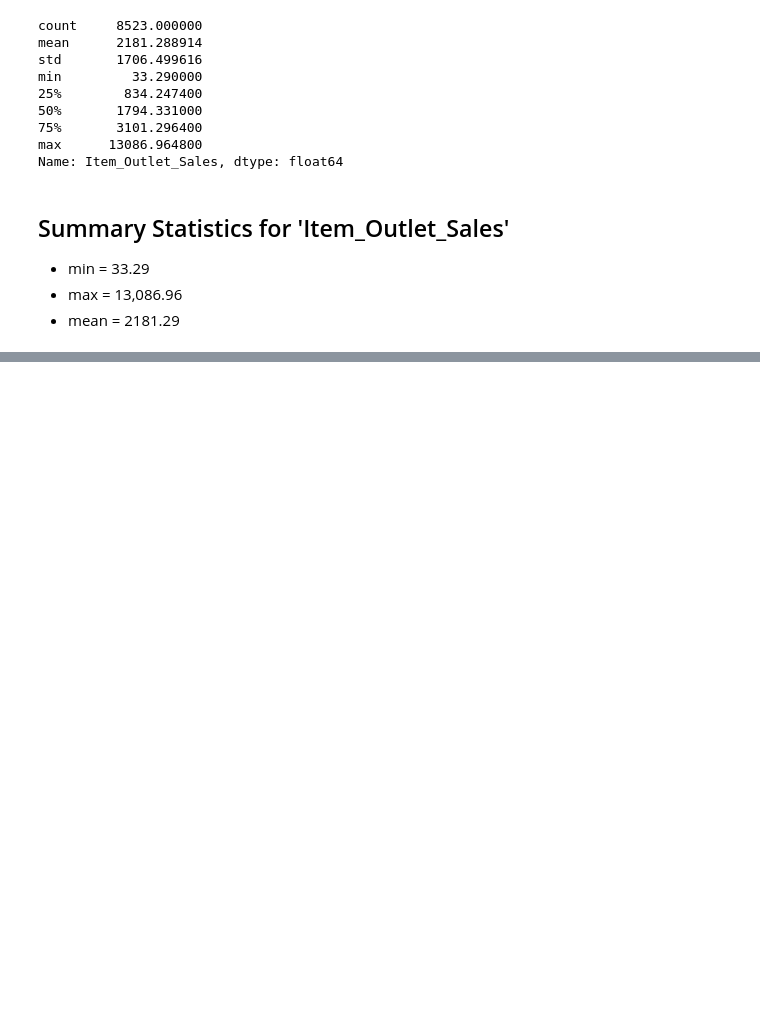
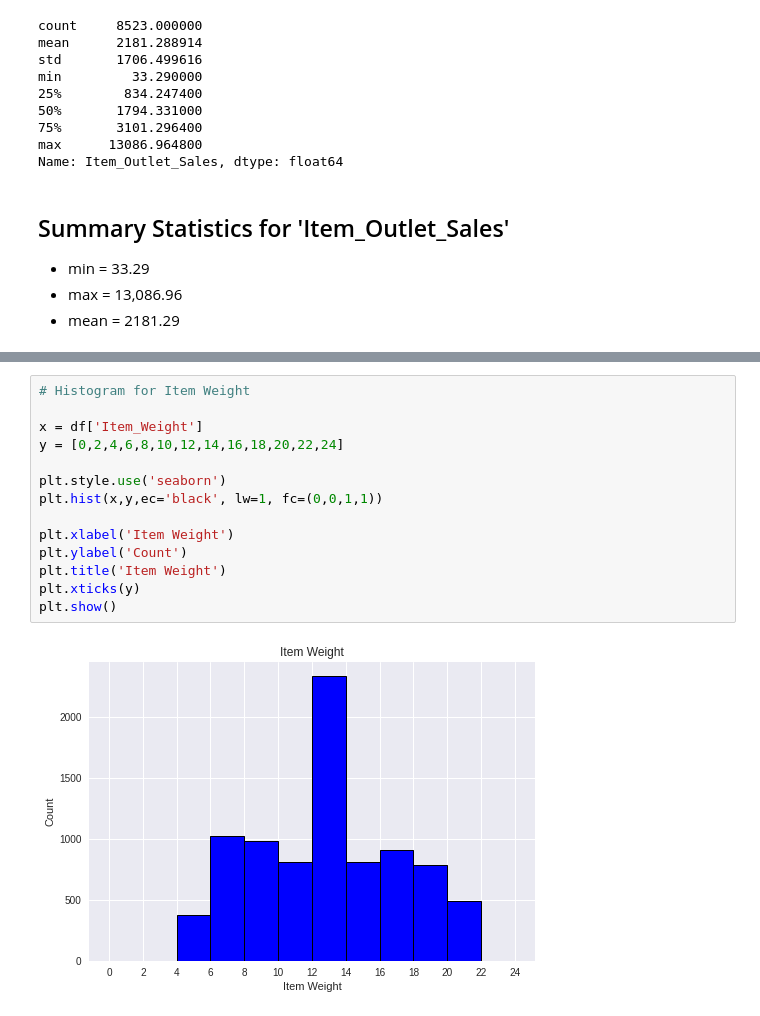
Before and after one commit to onedayzero/food-sales-predictions, a Jupyter notebook: food_sales_predictions.ipynb, the cells around one changed output, grey strips where cells are left out. Cells and saved outputs as stored; diff of their text form; blank space fills up the shorter version.

```diff
--- a/food_sales_predictions.ipynb
+++ b/food_sales_predictions.ipynb
@@ -489,0 +384,16 @@ Name: Item_Outlet_Sales, dtype: float64
+# %%
+# Histogram for Item Weight
+
+x = df['Item_Weight']
+y = [0,2,4,6,8,10,12,14,16,18,20,22,24]
+
+plt.style.use('seaborn')
+plt.hist(x,y,ec='black', lw=1, fc=(0,0,1,1))
+
+plt.xlabel('Item Weight')
+plt.ylabel('Count')
+plt.title('Item Weight')
+plt.xticks(y)
+plt.show()
+# %% [output]
+[figure, added]
```
Also changed, not shown: parts of 26 cells of this notebook.
